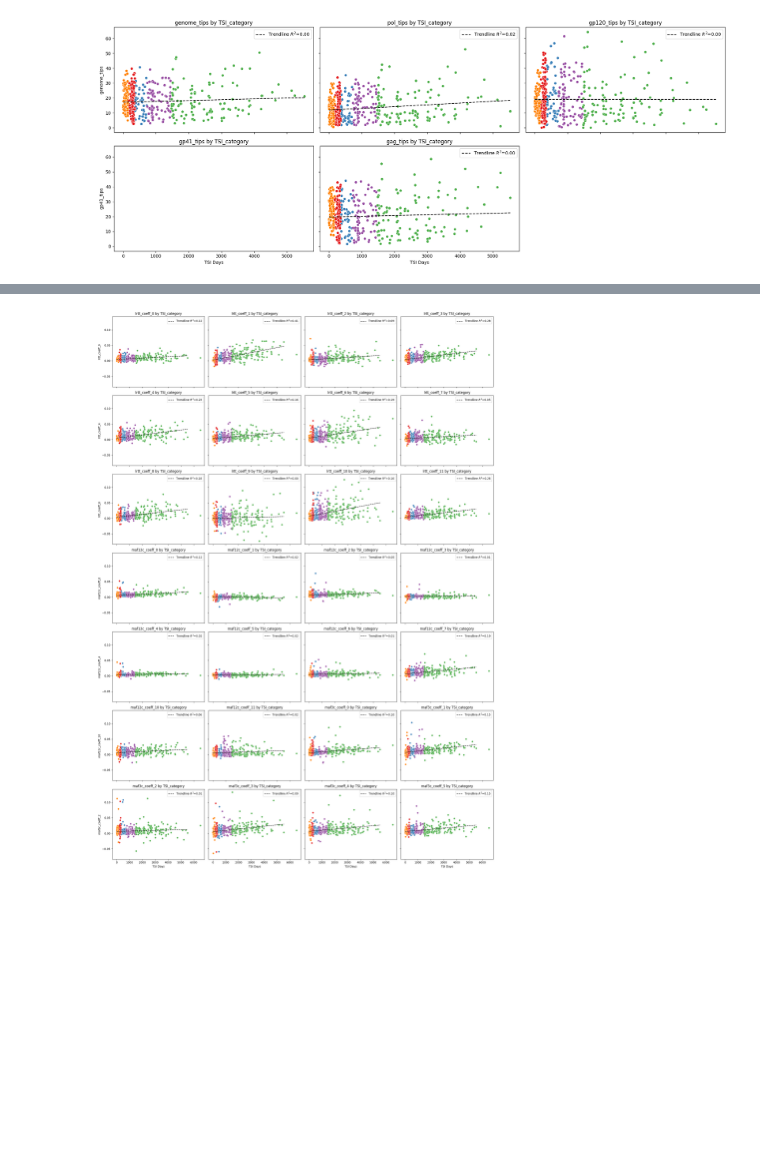
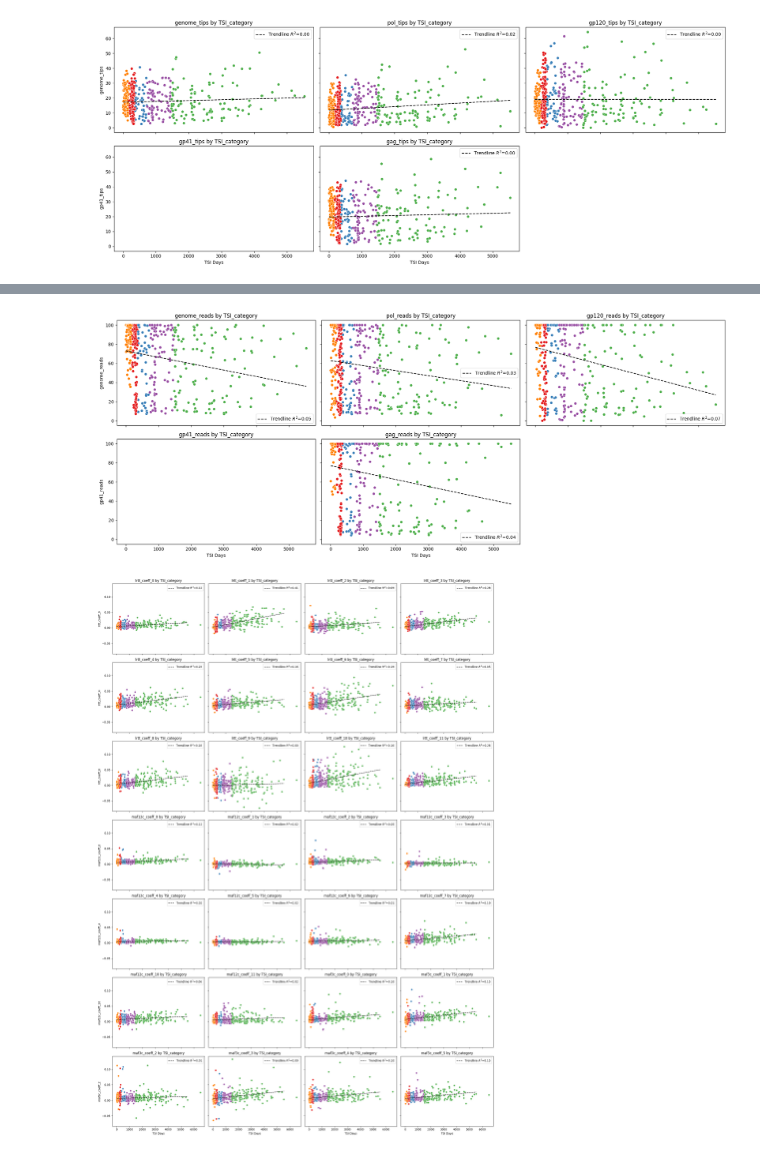
Before and after one commit to andreawickman/ic_research_project, a Jupyter notebook: 6_multiclass_classification.ipynb, the cells around one changed output, grey strips where cells are left out. Cells and saved outputs as stored; diff of their text form; code cells hidden in the pictures; blank space fills up the shorter version.

```diff
--- a/6_multiclass_classification.ipynb
+++ b/6_multiclass_classification.ipynb
@@ -130,3 +179,39 @@ plt.show()
+# %%
+features_reads = ['genome_reads', 'pol_reads', 'gp120_reads', 'gp41_reads', 'gag_reads']
+
+n_cols = 3
+n_rows = int(np.ceil(len(features_tips) / n_cols))
+
+fig, axes = plt.subplots(n_rows, n_cols, figsize=(20, 4 * n_rows), sharex=True, sharey=True)
+axes = axes.flatten()
+
+for i, feature in enumerate(features_reads):
+    ax = axes[i]
+    sns.scatterplot(ax=ax, data=train_features, x='TSI_days', y=feature, hue='TSI_category', palette='Set1', legend=False)
+    ax.set_title(f'{feature} by TSI_category')
+    ax.set_xlabel('TSI Days')
+    ax.set_ylabel(feature)
+
+    # Fit a linear regression model
+    subset = train_features.dropna(subset=[feature, 'TSI_days'])
+    if len(subset) > 1:  # Ensure there are enough data points
+        X = subset[['TSI_days']]
+        y = subset[feature]
+        model = LinearRegression()
+        model.fit(X, y)
+        y_pred = model.predict(X)
+        r2 = r2_score(y, y_pred)
+        sns.lineplot(ax=ax, x='TSI_days', y=y_pred, data=subset, color='black', label=f'Trendline $R^2$={r2:.2f}', linestyle='--') #trendline
+
+        ax.legend()
+for j in range(i + 1, len(axes)):
+    fig.delaxes(axes[j])
+
+plt.tight_layout()
+plt.savefig('./outputs/features/reads_corr.png')
+plt.show()
+# %% [output]
+[figure, added]
 # %%
 train = pd.read_csv('./data/derived/bspline_coeffs/training_data_with_bspline_coeffs.csv', index_col=0)
 test = pd.read_csv('./data/derived/bspline_coeffs/test_data_with_bspline_coeffs.csv', index_col=0)
```
Also changed, not shown: parts of 9 cells of this notebook, 6 other files.
